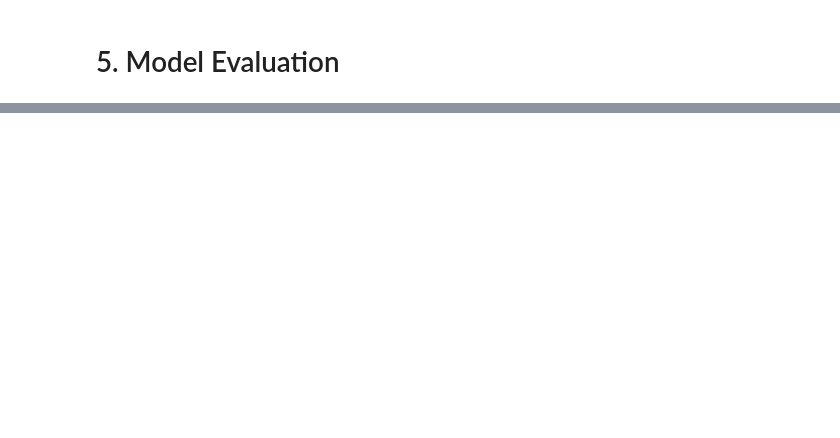
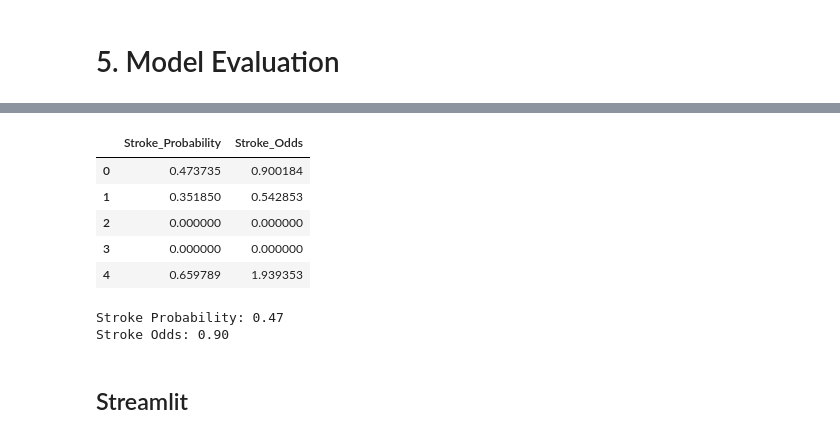
Before and after one commit to Ben-po/MLDP-Project, a Jupyter notebook: Stroke_prediction.ipynb, the cells around one changed output, grey strips where cells are left out. Cells and saved outputs as stored; diff of their text form; code cells hidden in the pictures; blank space fills up the shorter version.

```diff
--- a/Stroke_prediction.ipynb
+++ b/Stroke_prediction.ipynb
@@ -215,3 +226,22 @@ plt.show()
 ## 3.2 Train-Test Split
 # %%
 ## Split data into train set and test set
+
+from sklearn.model_selection import train_test_split
+
+# Separate features and target variable
+X = df_clean.drop(columns=['stroke'])
+y = df_clean['stroke']
+
+# Split the data into training and testing sets
+# Stratify is used to preserve class imbalance in both sets
+X_train, X_test, y_train, y_test = train_test_split(
+    X,
+    y,
+    test_size=0.2,
+    random_state=2026,
+    stratify=y
+)
+
+# Check the shape of the splits
+X_train.shape, X_test.shape
@@ -235,0 +666,52 @@ plt.show()
+# %%
+## probabilities and odds
+
+import pandas as pd
+import numpy as np
+
+# Predict probabilities on test set
+proba = dt_model_added.predict_proba(X_test)
+
+# Extract probability of stroke (class 1)
+stroke_prob = proba[:, 1]
+
+# Convert probability to odds
+stroke_odds = stroke_prob / (1 - stroke_prob)
+
+# Create a results DataFrame
+odds_df = pd.DataFrame({
+    'Stroke_Probability': stroke_prob,
+    'Stroke_Odds': stroke_odds
+})
+
+odds_df.head()
+# %% [output]
+|  | Stroke_Probability | Stroke_Odds |
+| 0 | 0.473735 | 0.900184 |
+| 1 | 0.351850 | 0.542853 |
+| 2 | 0.000000 | 0.000000 |
+| 3 | 0.000000 | 0.000000 |
+| 4 | 0.659789 | 1.939353 |
+# %%
+mock_data = pd.DataFrame({
+    'age': [60],
+    'bmi': [29.5],
+    'avg_glucose_level': [160],
+    'gender': ['Male'],
+    'hypertension': [1],
+    'heart_disease': [0]
+})
+
+# Predict probability
+mock_proba = dt_model_added.predict_proba(mock_data)[0, 1]
+
+# Convert to odds
+mock_odds = mock_proba / (1 - mock_proba)
+
+print(f"Stroke Probability: {mock_proba:.2f}")
+print(f"Stroke Odds: {mock_odds:.2f}")
+# %% [output]
+Stroke Probability: 0.47
+Stroke Odds: 0.90
+# %% [markdown]
+## Streamlit
```
Also changed, not shown: parts of 28 cells of this notebook.
